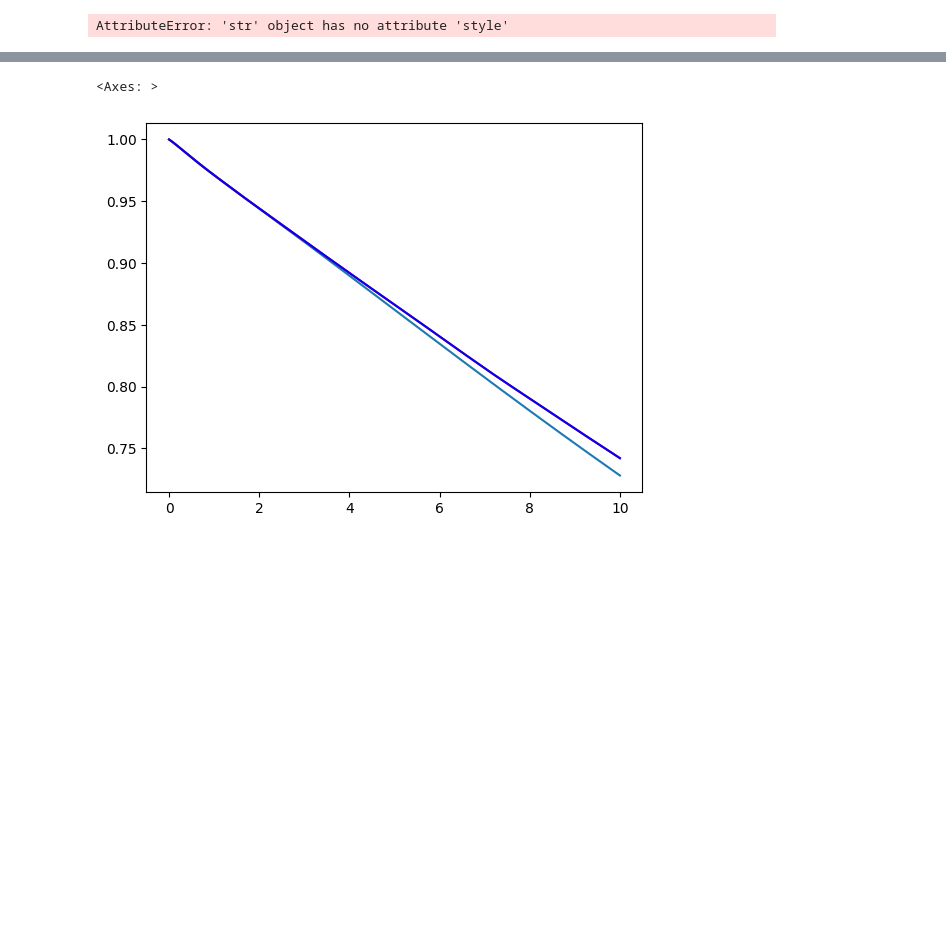
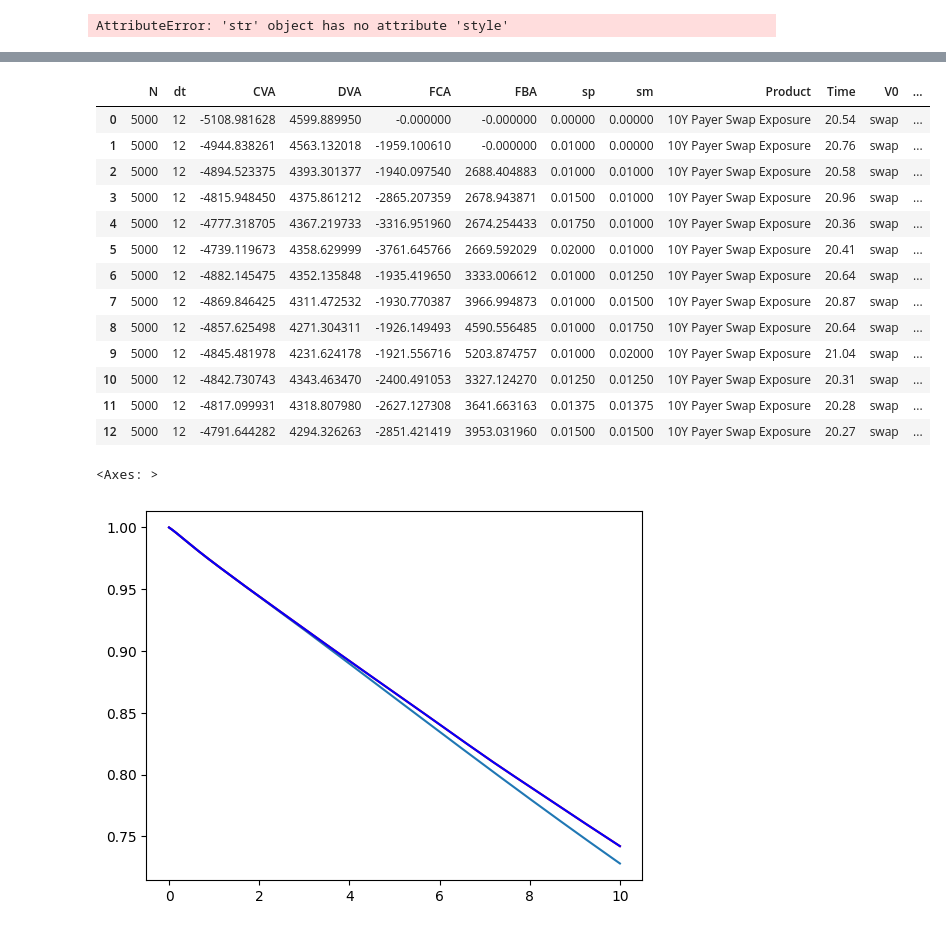
Before and after one commit to Eskild-afk/MasterThesis, a Jupyter notebook: simulationsTimes.ipynb, the cells around one changed output, grey strips where cells are left out. Saved outputs shown, nothing was run; the diff lists cells and outputs as text; code cells hidden in the pictures; blank space fills up the shorter version.

```diff
--- a/simulationsTimes.ipynb
+++ b/simulationsTimes.ipynb
@@ -118,3 +107,52 @@ simTable[(simTable['VM']==0) & (simTable['V0']!='fwd')]
+# %%
+import pandas as pd
+import numpy as np
+from HullWhite import HullWhite
+from scipy.optimize import fsolve
+S = np.arange(0,11)
+T = np.arange(0,10.5,0.5)
+beta = np.array([1.879892, 0.579211, 	3.993992, 1.445091])
+tau  = np.array([ 16.633491, 	0.319680])
+reversion=0.13949636660880768
+volatility=0.017793899652989272
+# HW = HullWhite(initial=0.02459103, reversion=0.03, volatility=0.00200, Gamma=1000, b=beta, tau=tau)
+HW = HullWhite(initial=0.02459103, reversion=reversion, volatility=volatility, b=beta, tau=tau)
+Kswap=fsolve(lambda x: HW.swap(0, S, T, x), x0=0.02)[0]
+Kswpt=fsolve(lambda x: HW.swap(0, S+5, T+5, x), x0=0.02)[0]
+time,float = HW.create_path(1/365,10,0)
+swap = HW.swapextended(0, S, T, Kswap, floatRate=float, schedule=time)
+swpt = HW.swaption(0, Te=5, S=S+5, T=T+5, K=Kswpt, floatRate=float, schedule=time)
+simTable = pd.read_csv('SimulationTimesFVA.txt')
+# simTable['Time'] = round(simTable['Time'],2)
+# simTable['CVA'] = simTable['CVA']*1000000
+# simTable['DVA'] = simTable['DVA']*1000000
+# simTable['FCA'] = simTable['FCA']*1000000
+# simTable['FBA'] = simTable['FBA']*1000000
+
+
+# simTable.drop(['CVAUB', 'CVALB', 'DVAUB', 'DVALB'], axis=1, inplace=True)
+# simTable['V0']=np.where('Swaption' in simTable['Product'], "swpt", "swap")
+simTable['V0'] = np.where(simTable['Product'].str.contains('Swaption'), 'swpt', np.where(simTable['Product'].str.contains('Forward'), 'fwd', 'swap'))
+simTable.reset_index(drop=True, inplace=True)
+# simTable.drop_duplicates(subset=['N','Product', 'dt'], keep='last', inplace=True)
+# simTable['normTime'] = simTable['Time']/simTable['dt']
+simTable['Total'] = simTable['CVA']+simTable['DVA']+simTable['FCA']+simTable['FBA']
+simTable
+# %% [output]
+|  | N | dt | CVA | DVA | FCA | FBA | sp | sm | Product | Time | V0 | ... |
+| 0 | 5000 | 12 | -5108.981628 | 4599.889950 | -0.000000 | -0.000000 | 0.00000 | 0.00000 | 10Y Payer Swap Exposure | 20.54 | swap | ... |
+| 1 | 5000 | 12 | -4944.838261 | 4563.132018 | -1959.100610 | -0.000000 | 0.01000 | 0.00000 | 10Y Payer Swap Exposure | 20.76 | swap | ... |
+| 2 | 5000 | 12 | -4894.523375 | 4393.301377 | -1940.097540 | 2688.404883 | 0.01000 | 0.01000 | 10Y Payer Swap Exposure | 20.58 | swap | ... |
+| 3 | 5000 | 12 | -4815.948450 | 4375.861212 | -2865.207359 | 2678.943871 | 0.01500 | 0.01000 | 10Y Payer Swap Exposure | 20.96 | swap | ... |
+| 4 | 5000 | 12 | -4777.318705 | 4367.219733 | -3316.951960 | 2674.254433 | 0.01750 | 0.01000 | 10Y Payer Swap Exposure | 20.36 | swap | ... |
+| 5 | 5000 | 12 | -4739.119673 | 4358.629999 | -3761.645766 | 2669.592029 | 0.02000 | 0.01000 | 10Y Payer Swap Exposure | 20.41 | swap | ... |
+| 6 | 5000 | 12 | -4882.145475 | 4352.135848 | -1935.419650 | 3333.006612 | 0.01000 | 0.01250 | 10Y Payer Swap Exposure | 20.64 | swap | ... |
+| 7 | 5000 | 12 | -4869.846425 | 4311.472532 | -1930.770387 | 3966.994873 | 0.01000 | 0.01500 | 10Y Payer Swap Exposure | 20.87 | swap | ... |
+| 8 | 5000 | 12 | -4857.625498 | 4271.304311 | -1926.149493 | 4590.556485 | 0.01000 | 0.01750 | 10Y Payer Swap Exposure | 20.64 | swap | ... |
+| 9 | 5000 | 12 | -4845.481978 | 4231.624178 | -1921.556716 | 5203.874757 | 0.01000 | 0.02000 | 10Y Payer Swap Exposure | 21.04 | swap | ... |
+| 10 | 5000 | 12 | -4842.730743 | 4343.463470 | -2400.491053 | 3327.124270 | 0.01250 | 0.01250 | 10Y Payer Swap Exposure | 20.31 | swap | ... |
+| 11 | 5000 | 12 | -4817.099931 | 4318.807980 | -2627.127308 | 3641.663163 | 0.01375 | 0.01375 | 10Y Payer Swap Exposure | 20.28 | swap | ... |
+| 12 | 5000 | 12 | -4791.644282 | 4294.326263 | -2851.421419 | 3953.031960 | 0.01500 | 0.01500 | 10Y Payer Swap Exposure | 20.27 | swap | ... |
 # %%
 dt = 1/365
 time, float = HW.create_path(dt,10,0)
```
Also changed, not shown: parts of 3 cells of this notebook, 5 other files.
